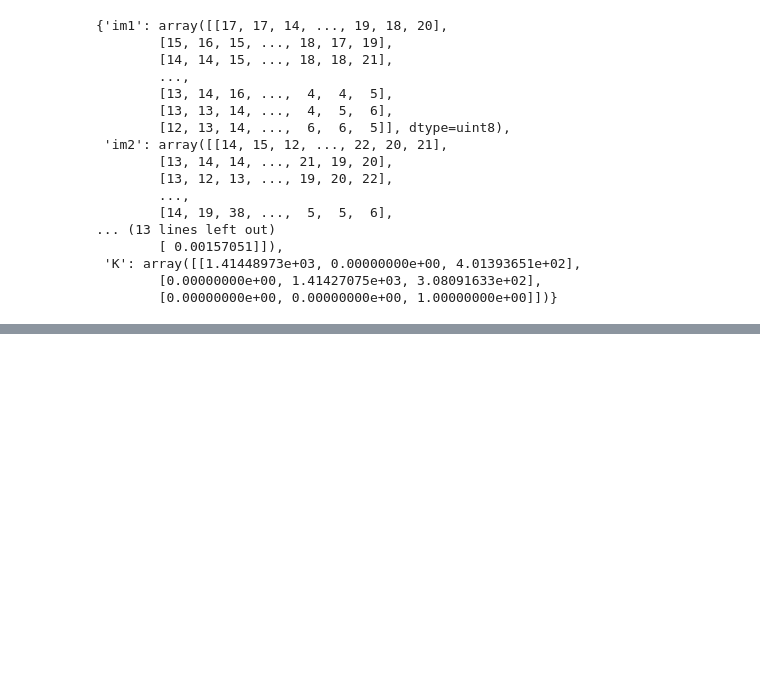
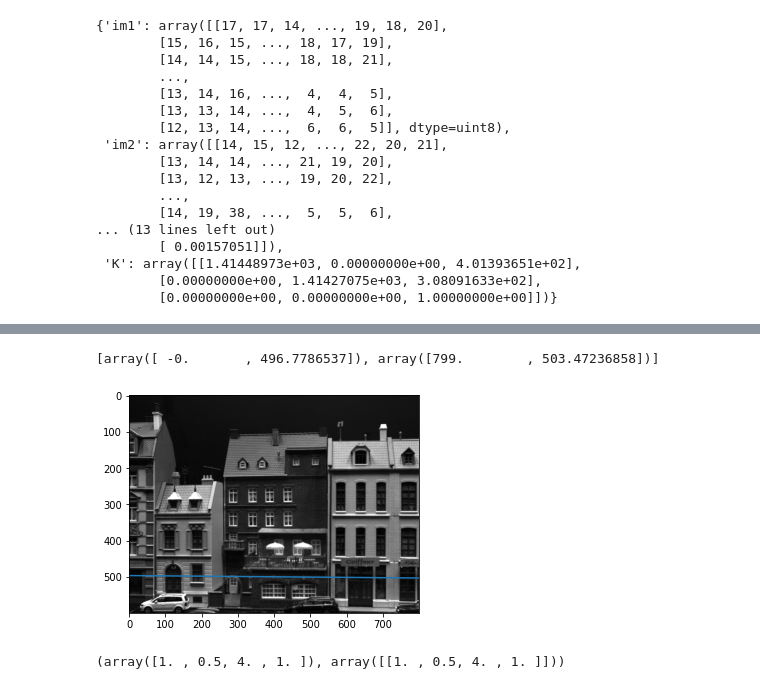
Before and after one commit to gitglob/02504-Computer-Vision, a Jupyter notebook: main.ipynb, the cells around one changed output, grey strips where cells are left out. Saved outputs shown, nothing was run; the diff lists cells and outputs as text; code cells hidden in the pictures; blank space fills up the shorter version.

```diff
--- a/main.ipynb
+++ b/main.ipynb
@@ -419,0 +437,54 @@ np.load('data/TwoImageData.npy', allow_pickle=True).item()
+# %%
+def DrawLine(l, shape):
+    #Checks where the line intersects the four sides of the image
+    # and finds the two intersections that are within the frame
+    def in_frame(l_im):
+        q = np.cross(l.flatten(), l_im)
+        q = q[:2]/q[2]
+        if all(q>=0) and all(q+1<=shape[1::-1]):
+            return q
+    lines = [[1, 0, 0], [0, 1, 0], [1, 0, 1-shape[1]], [0, 1, 1-shape[0]]]
+    P = [in_frame(l_im) for l_im in lines if in_frame(l_im) is not None]
+    print(P); plt.plot(*np.array(P).T)
+# %%
+pixel = 500 # point on first image
+point_on_the_first = np.array([[pixel,pixel]]).T
+# get the epipolar line for this point
+E = cross_op(t2) @ R2
+F = np.linalg.inv(K).T @ E @ np.linalg.inv(K)
+line = F @ np.append(point_on_the_first,1) # the answer applies this to org scaled point, s=4
+plt.imshow(im2,cmap='gray')
+DrawLine(line,im2.shape)
+# %% [output]
+[array([ -0.       , 496.7786537]), array([799.        , 503.47236858])]
+[figure, added]
+# %%
+# P = K @ R @ t
+P1 = K @ np.concatenate((R1,t1),axis=1)
+P2 = K @ np.concatenate((R2,t2),axis=1)
+
+point = p1.copy()
+px1,py1 = projectpoints(K, R1, t1, point)
+q1 = np.array([[px1[0],py1[0]]]).T
+px2,py2 = projectpoints(K, R2, t2, point)
+q2 = np.array([[px2[0],py2[0]]]).T
+q1,q2
+
+Q = np.append(np.concatenate([q1,q2],axis=1),np.array([[1,1]]),axis=0).T
+P = [P1,P2]
+# def triangulate(Q,P):
+#     pass
+
+B = [
+    P[0][2]*Q[0][0] - P[0][0],
+    P[0][2]*Q[0][1] - P[0][1],
+    P[1][2]*Q[1][0] - P[1][0],
+    P[1][2]*Q[1][1] - P[1][1],
+]
+
+B
+u,s,v = np.linalg.svd(B)
+u.shape,s.shape,v.shape
+v[-1]/v[-1][-1],point # EQUAL!
+# %% [output]
+(array([1. , 0.5, 4. , 1. ]), array([[1. , 0.5, 4. , 1. ]]))
```
Also changed, not shown: parts of 4 cells of this notebook.
